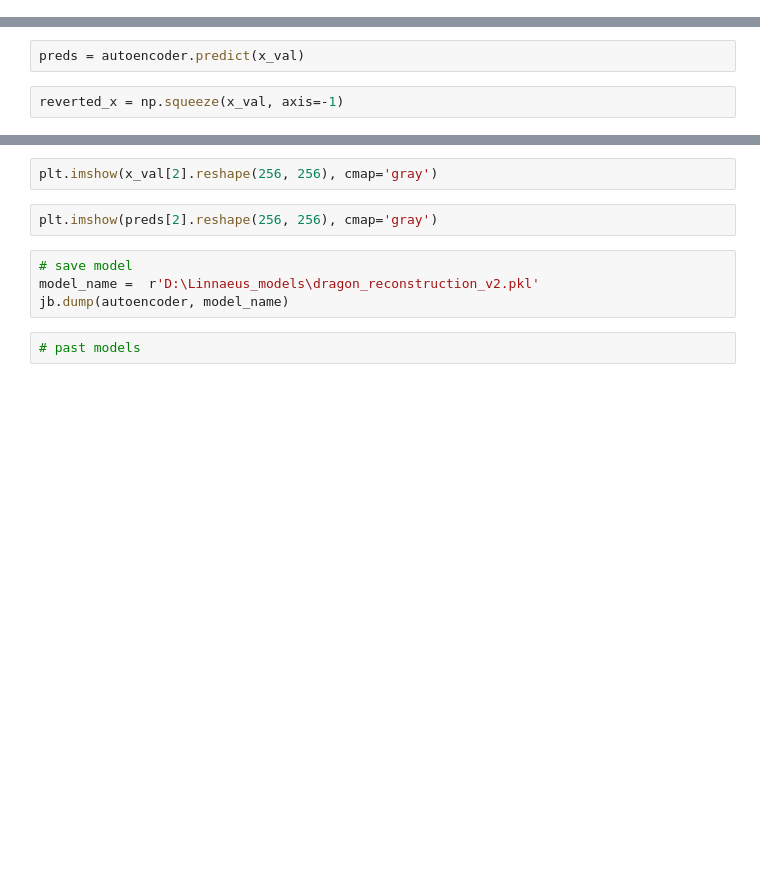
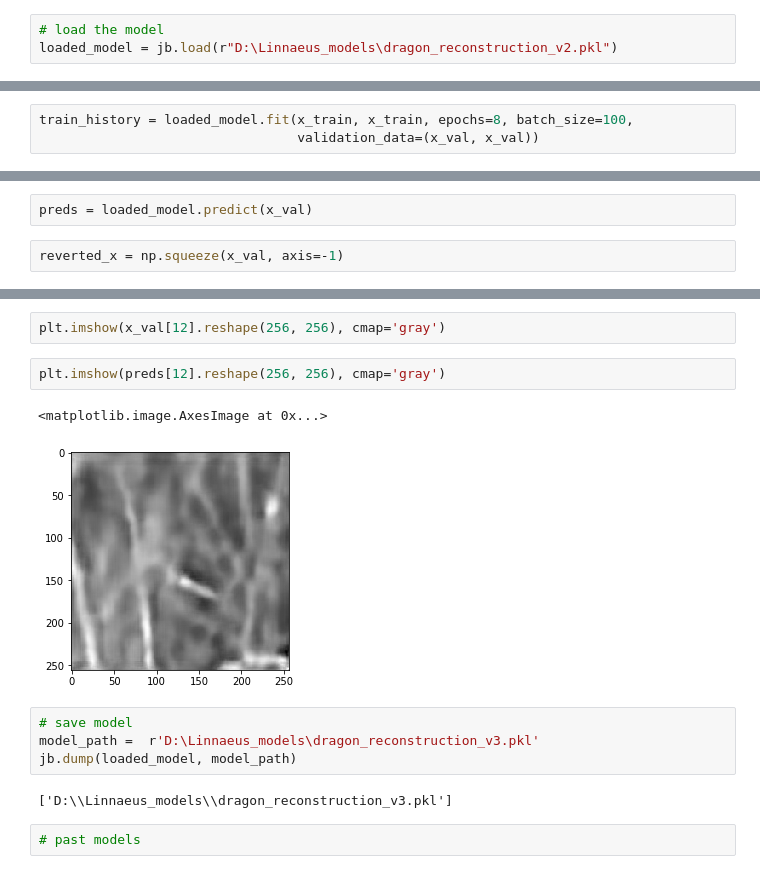
Before and after one commit to Gal-Gilor/The_Linnaeus_Bot, a Jupyter notebook: Unsupervised_models.ipynb, the cells around one changed output, grey strips where cells are left out. Cells and saved outputs as stored; diff of their text form; blank space fills up the shorter version.

Commit message:
loaded the auto decoder model and refined it over night

```diff
--- a/Unsupervised_models.ipynb
+++ b/Unsupervised_models.ipynb
@@ -67 +78,4 @@ train_history = autoencoder.fit(x_train, x_train, epochs=11, batch_size=100,
                                 validation_data=(x_val, x_val))
+# %%
+# load the model
+loaded_model = jb.load(r"D:\Linnaeus_models\dragon_reconstruction_v2.pkl")
@@ -67,0 +98,3 @@ train_history = autoencoder.fit(x_train, x_train, epochs=11, batch_size=100,
+# %%
+train_history = loaded_model.fit(x_train, x_train, epochs=8, batch_size=100,
+                                 validation_data=(x_val, x_val))
@@ -68,5 +119,5 @@ train_history = autoencoder.fit(x_train, x_train, epochs=11, batch_size=100,
 # %%
-preds = autoencoder.predict(x_val)
+preds = loaded_model.predict(x_val)
 # %%
 reverted_x = np.squeeze(x_val, axis=-1)
 # %%
@@ -74,11 +128,16 @@ plt.imshow(reverted_x[2].reshape(256, 256), cmap='gray')
 # %%
-plt.imshow(x_val[2].reshape(256, 256), cmap='gray')
+plt.imshow(x_val[12].reshape(256, 256), cmap='gray')
 # %%
-plt.imshow(preds[2].reshape(256, 256), cmap='gray')
+plt.imshow(preds[12].reshape(256, 256), cmap='gray')
+# %% [output]
+<matplotlib.image.AxesImage at 0x...>
+[figure, added]
 # %%
 # save model
-model_name =  r'D:\Linnaeus_models\dragon_reconstruction_v2.pkl'
-jb.dump(autoencoder, model_name)
+model_path =  r'D:\Linnaeus_models\dragon_reconstruction_v3.pkl'
+jb.dump(loaded_model, model_path)
+# %% [output]
+['D:\\Linnaeus_models\\dragon_reconstruction_v3.pkl']
 # %%
 # past models
 # %% [raw]
```
Also changed, not shown: parts of 11 cells of this notebook.
